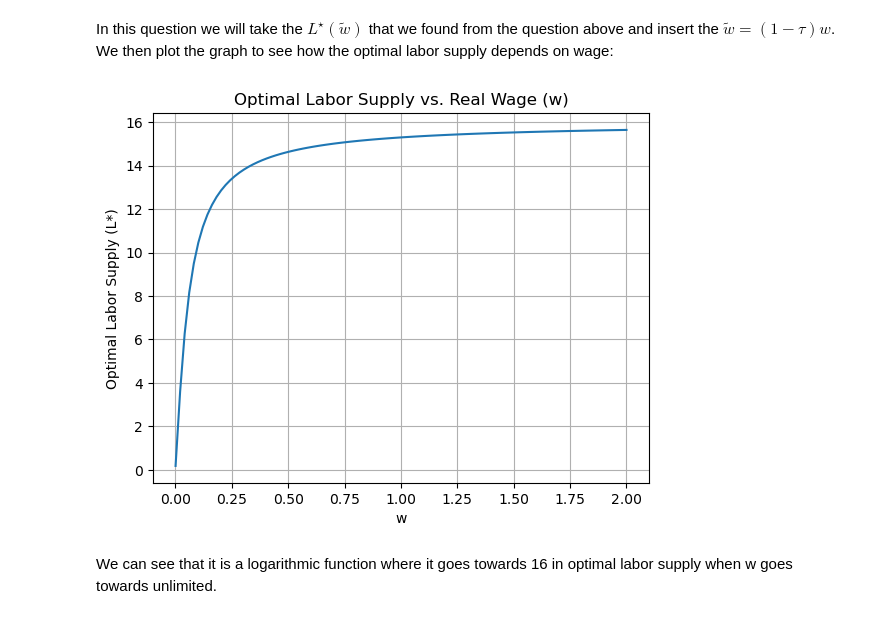
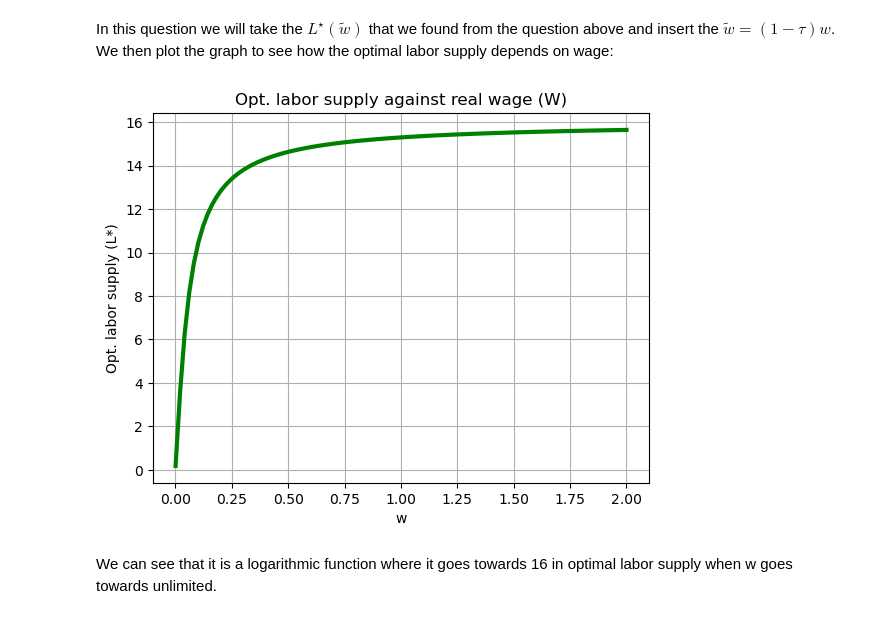
Before and after one commit to NumEconCopenhagen/projects-2023-2x-chris-og-ras, a Jupyter notebook: Examproject/Exam.ipynb, the cells around one changed output. Drawn from its saved outputs; the diff is of its cells as text; code cells hidden in the pictures.

```diff
--- a/Examproject/Exam.ipynb
+++ b/Examproject/Exam.ipynb
@@ -110,27 +114,27 @@ $\displaystyle \frac{- \kappa + \sqrt{- \frac{4 \alpha w_{tilde}^{2}}{v} + \kapp
 # %% [markdown]
 In this question we will take the $L^{\star}(\tilde{w})$ that we found from the question above and insert the $\tilde{w} = (1-\tau)w$. We then plot the graph to see how the optimal labor supply depends on wage:
 # %%
-# Insert the relevant values
+# Insert the parameter values
 alpha = 0.5
 kappa = 1.0
 nu = 1 / (2 * 16**2)
 tau = 0.30
 
-w_values = np.linspace(0.001, 2.0, 100)  # Range of w values to plot
-tilde_w_values = (1 - tau) * w_values    # make w_tilde
+w_val = np.linspace(0.001, 2.0, 100)  # Range of w values to plot
+tilde_w_val = (1 - tau) * w_val    # make w_tilde
 
-# Insert the optimal labor supply function
-optimal_labor = (-kappa + np.sqrt(kappa**2 + 4 * (alpha / nu) * tilde_w_values**2)) / (2 * tilde_w_values)
+# We insert the opt. labor supply function
+opt_labor = (-kappa + np.sqrt(kappa**2 + 4 * (alpha / nu) * tilde_w_val**2)) / (2 * tilde_w_val)
 
-# Plotting the optimal labor supply function with the real wage values between 0 to 2
-plt.plot(w_values, optimal_labor)
+# We then plot the opt. labor supply function with the real wage values which is between 0 to 2
+plt.plot(w_val, opt_labor, color='green', linewidth=3)
 plt.xlabel('w')
-plt.ylabel('Optimal Labor Supply (L*)')
-plt.title('Optimal Labor Supply vs. Real Wage (w)')
+plt.ylabel('Opt. labor supply (L*)')
+plt.title('Opt. labor supply against real wage (W)')
 plt.grid(True)
 plt.show()
 # %% [output]
-[figure, old version]
+[figure, new version]
 # %% [markdown]
 We can see that it is a logarithmic function where it goes towards 16 in optimal labor supply when w goes towards unlimited.
 # %% [markdown]
```
Also changed, not shown: parts of 15 cells of this notebook.
